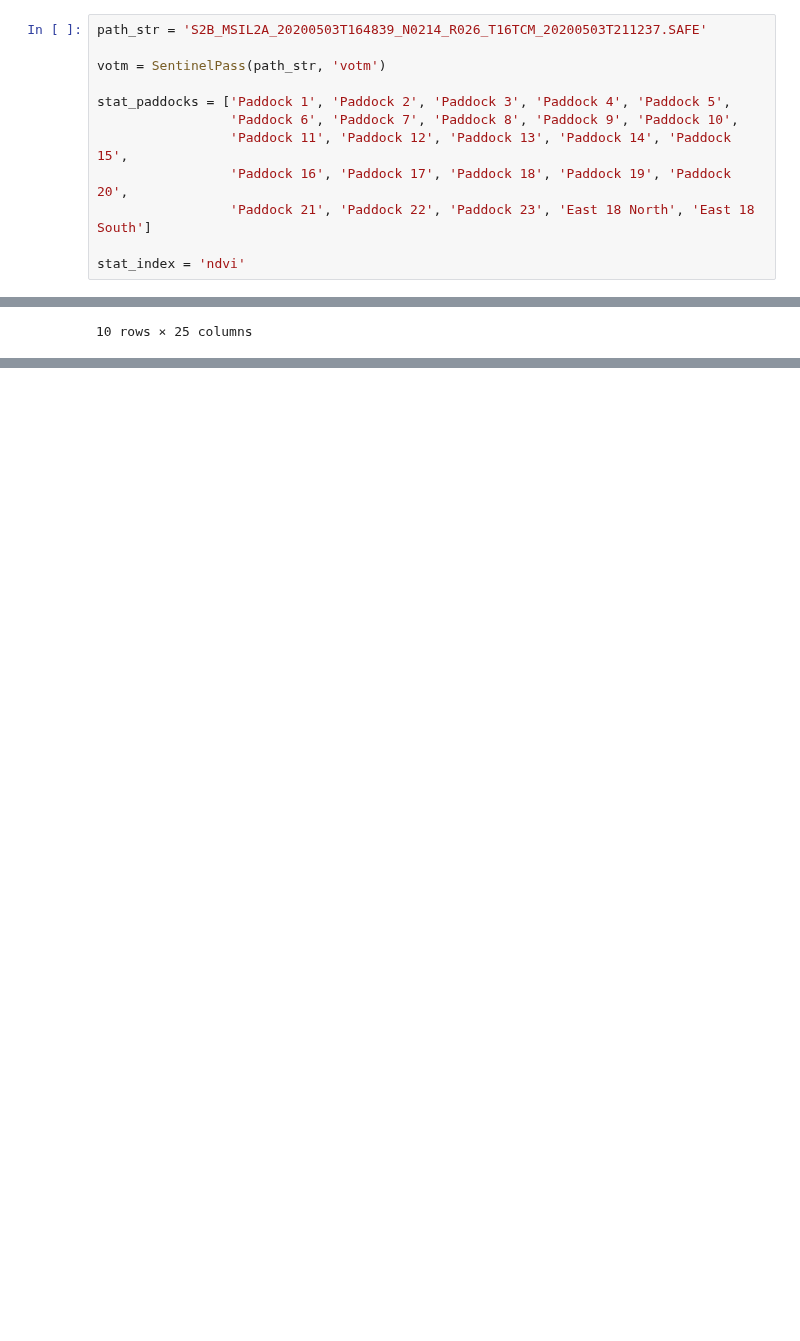
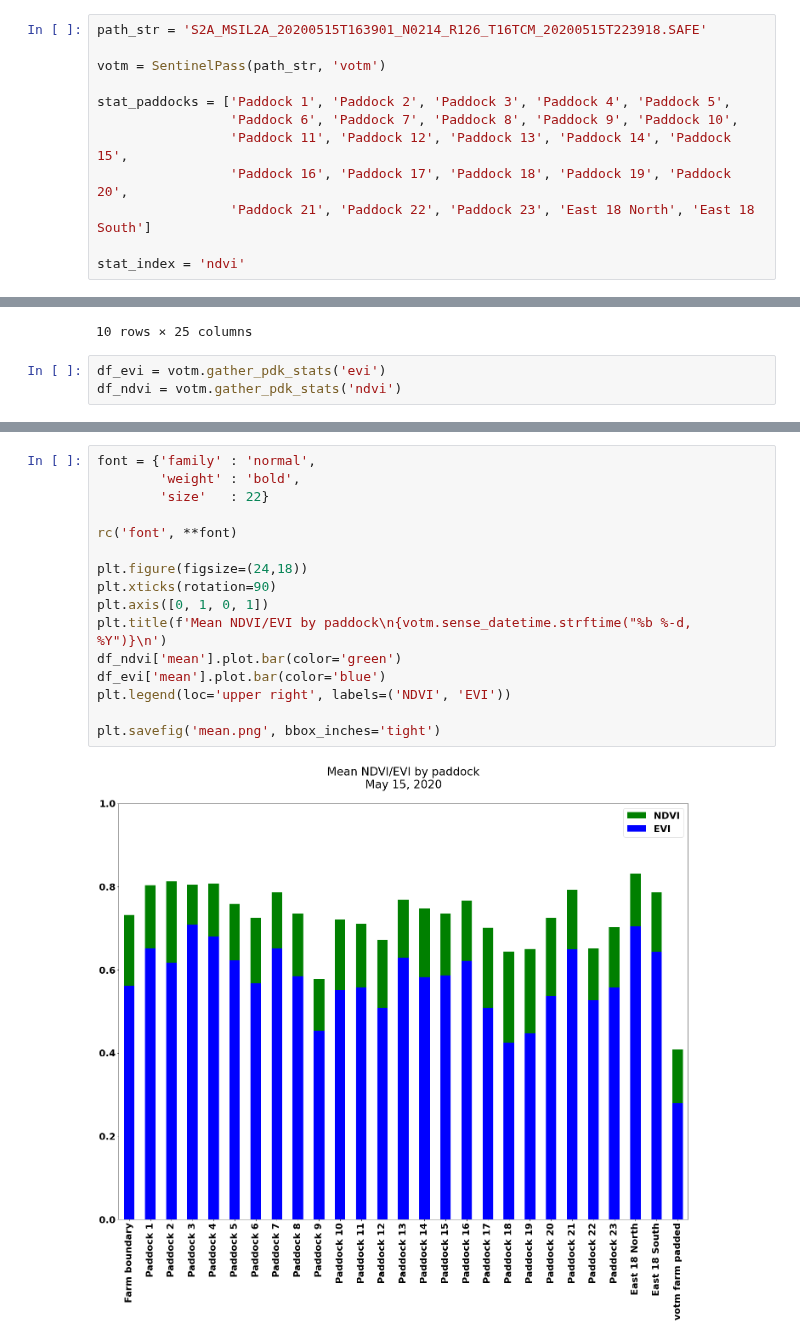
Before and after one commit to biguscj7/Farm_NDVI, a Jupyter notebook: project_files/dev_work.ipynb, the cells around one changed output, grey strips where cells are left out. Drawn from its saved outputs; the diff is of its cells as text; blank space fills up the shorter version.

Commit message:
Updated to use LAI from 20m imagery. Now writing stats to file using csv from a dataframe with a abbreviated name.
Jupyter file includes code to generate charts with evi/ndvi data.

```diff
--- a/project_files/dev_work.ipynb
+++ b/project_files/dev_work.ipynb
@@ -194,7 +194,7 @@ products = api.query(footprint,
                      processinglevel='Level-2A',
                      cloudcoverpercentage=(0, 75))
 # %%
-path_str = 'S2B_MSIL2A_20200503T164839_N0214_R026_T16TCM_20200503T211237.SAFE'
+path_str = 'S2A_MSIL2A_20200515T163901_N0214_R126_T16TCM_20200515T223918.SAFE'
 
 votm = SentinelPass(path_str, 'votm')
 
@@ -260,3 +263,6 @@ pd.concat(df_list, axis=1)
 | std | 0.051418 | 0.036035 | 0.054718 | 0.031118 | 0.023124 | 0.023419 | 0.023884 | 0.037570 | 0.070775 | ... |
 | var | 0.002644 | 0.001299 | 0.002994 | 0.000968 | 0.000535 | 0.000548 | 0.000570 | 0.001412 | 0.005009 | ... |
 10 rows × 25 columns
+# %%
+df_evi = votm.gather_pdk_stats('evi')
+df_ndvi = votm.gather_pdk_stats('ndvi')
@@ -262,0 +277,18 @@ pd.concat(df_list, axis=1)
+# %%
+font = {'family' : 'normal',
+        'weight' : 'bold',
+        'size'   : 22}
+
+rc('font', **font)
+
+plt.figure(figsize=(24,18))
+plt.xticks(rotation=90)
+plt.axis([0, 1, 0, 1])
+plt.title(f'Mean NDVI/EVI by paddock\n{votm.sense_datetime.strftime("%b %-d, %Y")}\n')
+df_ndvi['mean'].plot.bar(color='green')
+df_evi['mean'].plot.bar(color='blue')
+plt.legend(loc='upper right', labels=('NDVI', 'EVI'))
+
+plt.savefig('mean.png', bbox_inches='tight')
+# %% [output]
+[figure, added]
```
Also changed, not shown: parts of 4 cells of this notebook, 2 other files.
